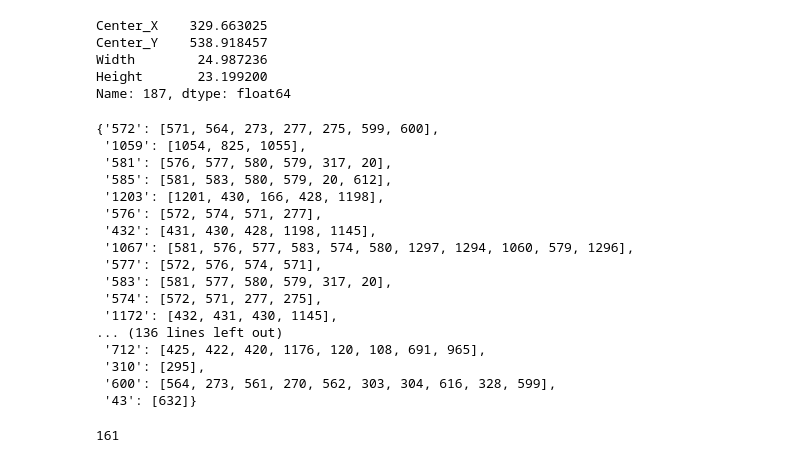
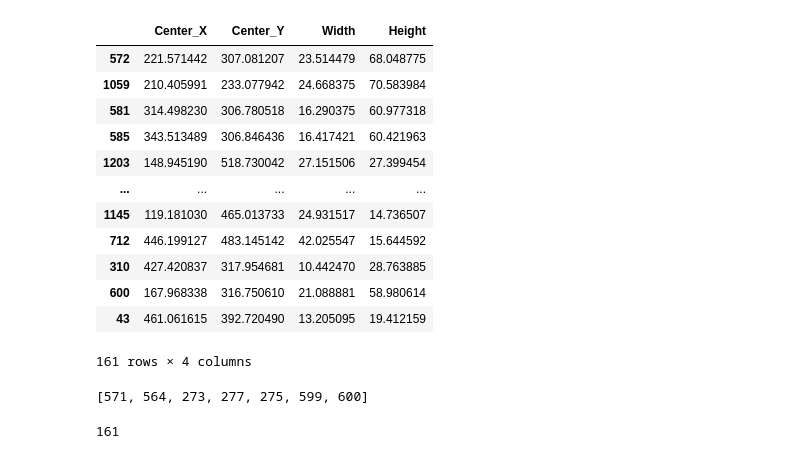
Before and after one commit to cremerf/ObjectDetectionInStore, a Jupyter notebook: scripts/test.ipynb, the cells around one changed output. Saved outputs shown, nothing was run; the diff lists cells and outputs as text; code cells hidden in the pictures.

```diff
--- a/scripts/test.ipynb
+++ b/scripts/test.ipynb
@@ -16,35 +16,27 @@ yolo = YOLO_Pred('/home/cremerf/FinalProject/data/first_training/weights/bestnof
 # %%
 df_predictions = yolo.predictions('/home/cremerf/FinalProject/eudes-fede/test_imgs/test_7.jpg')
 # %%
-df_predictions.loc[187]
+df_predictions
 # %% [output]
+|  | Center_X | Center_Y | Width | Height |
+| 572 | 221.571442 | 307.081207 | 23.514479 | 68.048775 |
+| 1059 | 210.405991 | 233.077942 | 24.668375 | 70.583984 |
+| 581 | 314.498230 | 306.780518 | 16.290375 | 60.977318 |
+| 585 | 343.513489 | 306.846436 | 16.417421 | 60.421963 |
+| 1203 | 148.945190 | 518.730042 | 27.151506 | 27.399454 |
+| ... | ... | ... | ... | ... |
+| 1145 | 119.181030 | 465.013733 | 24.931517 | 14.736507 |
+| 712 | 446.199127 | 483.145142 | 42.025547 | 15.644592 |
+| 310 | 427.420837 | 317.954681 | 10.442470 | 28.763885 |
+| 600 | 167.968338 | 316.750610 | 21.088881 | 58.980614 |
+| 43 | 461.061615 | 392.720490 | 13.205095 | 19.412159 |
-Center_X    329.663025
-Center_Y    538.918457
-Width        24.987236
-Height       23.199200
-Name: 187, dtype: float64
+161 rows × 4 columns
 # %%
 dict_of_neightbours = get_neightbours(img_path='/home/cremerf/FinalProject/eudes-fede/test_imgs/test_7.jpg')
 # %%
-dict_of_neightbours[0]
+dict_of_neightbours[0]['572']
 # %% [output]
-{'572': [571, 564, 273, 277, 275, 599, 600],
- '1059': [1054, 825, 1055],
- '581': [576, 577, 580, 579, 317, 20],
- '585': [581, 583, 580, 579, 20, 612],
- '1203': [1201, 430, 166, 428, 1198],
- '576': [572, 574, 571, 277],
- '432': [431, 430, 428, 1198, 1145],
- '1067': [581, 576, 577, 583, 574, 580, 1297, 1294, 1060, 579, 1296],
- '577': [572, 576, 574, 571],
- '583': [581, 577, 580, 579, 317, 20],
- '574': [572, 571, 277, 275],
- '1172': [432, 431, 430, 1145],
-... (136 lines left out)
- '712': [425, 422, 420, 1176, 120, 108, 691, 965],
- '310': [295],
- '600': [564, 273, 561, 270, 562, 303, 304, 616, 328, 599],
- '43': [632]}
+[571, 564, 273, 277, 275, 599, 600]
 # %%
 len(df_predictions)
 # %% [output]
```
Also changed, not shown: parts of 12 cells of this notebook.
